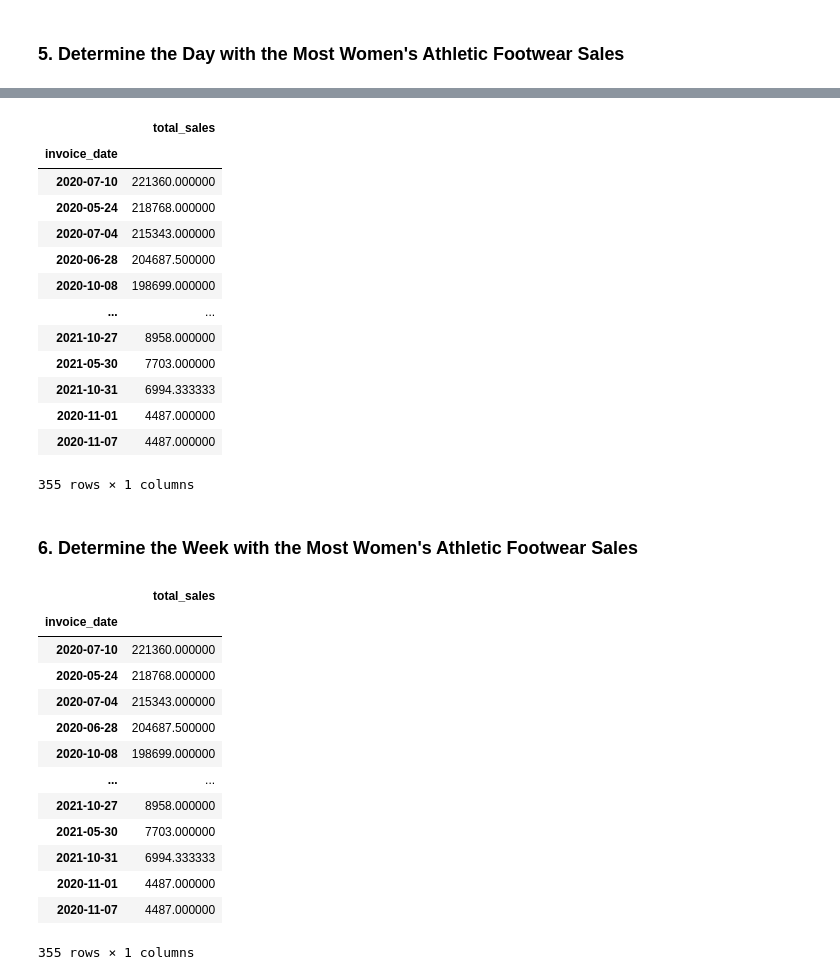
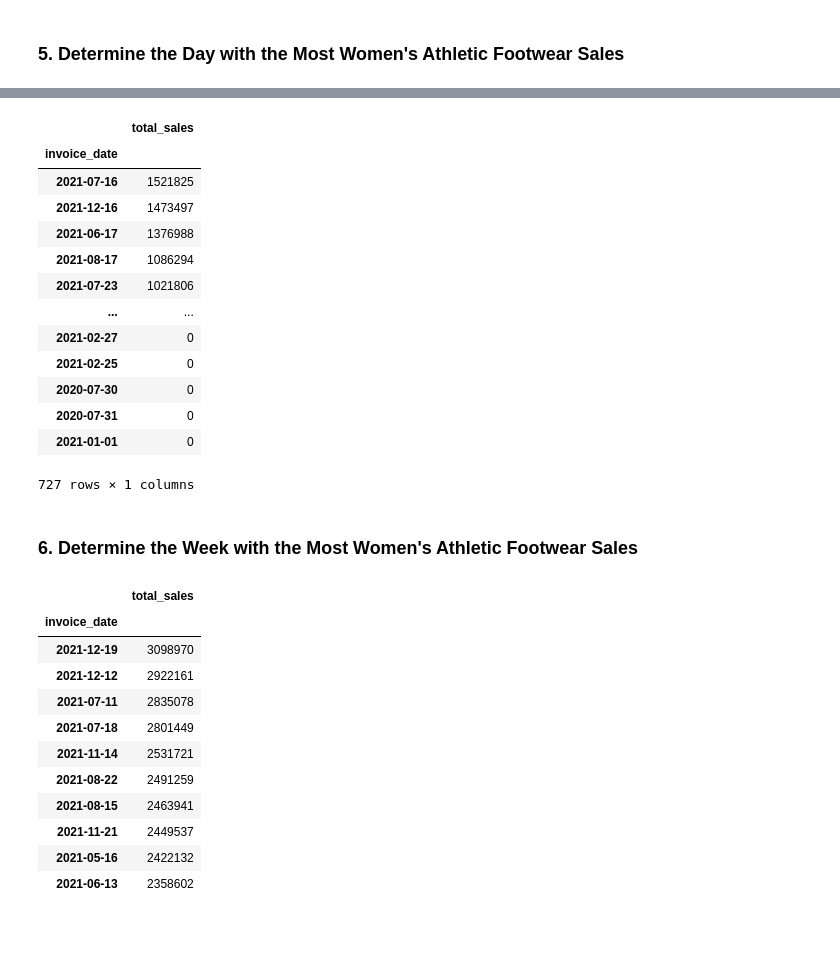
Before and after one commit to jrios46/athletic_sales_analysis, a Jupyter notebook: athletic_sales_analysis_starter_code.ipynb, the cells around one changed output, grey strips where cells are left out. Cells and saved outputs as stored; diff of their text form; code cells hidden in the pictures; blank space fills up the shorter version.

```diff
--- a/athletic_sales_analysis_starter_code.ipynb
+++ b/athletic_sales_analysis_starter_code.ipynb
@@ -393,7 +391,7 @@ invoice_women_footwear_filtered = invoice_women_footwear.loc[(women_footwear['pr
 
 day_women_footwear_pivot = pd.pivot_table(invoice_women_footwear_filtered,
                                 index=['invoice_date'],
-                                values='total_sales')
+                                values='total_sales',aggfunc=sum)
 
 day_women_footwear_pivot = day_women_footwear_pivot.sort_values(by=['total_sales'], ascending=False)
 # Optional: Rename the "total_sales" column to "Total Sales"
@@ -419,45 +417,43 @@ day_women_footwear_pivot
 # Resample the pivot table into daily bins, and get the total sales for each day.
 #day_women_footwear_pivot=day_women_footwear_pivot.set_index('invoice_date')
 
-day_women_footwear_pivot.resample('D').sum()
+daily_resample =day_women_footwear_pivot.resample('D').sum()
 # Sort the resampled pivot table in ascending order on "Total Sales".
-day_women_footwear_pivot.sort_values(by=['total_sales'], ascending=False)
+daily_resample.sort_values(by=['total_sales'], ascending=False)
 # %% [output]
 |  | total_sales |
 | invoice_date |  |
-| 2020-07-10 | 221360.000000 |
-| 2020-05-24 | 218768.000000 |
-| 2020-07-04 | 215343.000000 |
-| 2020-06-28 | 204687.500000 |
-| 2020-10-08 | 198699.000000 |
+| 2021-07-16 | 1521825 |
+| 2021-12-16 | 1473497 |
+| 2021-06-17 | 1376988 |
+| 2021-08-17 | 1086294 |
+| 2021-07-23 | 1021806 |
 | ... | ... |
-| 2021-10-27 | 8958.000000 |
-| 2021-05-30 | 7703.000000 |
-| 2021-10-31 | 6994.333333 |
-| 2020-11-01 | 4487.000000 |
-| 2020-11-07 | 4487.000000 |
+| 2021-02-27 | 0 |
+| 2021-02-25 | 0 |
+| 2020-07-30 | 0 |
+| 2020-07-31 | 0 |
+| 2021-01-01 | 0 |
-355 rows × 1 columns
+727 rows × 1 columns
 # %% [markdown]
 ### 6.  Determine the Week with the Most Women's Athletic Footwear Sales
 # %%
 # Resample the pivot table into weekly bins, and get the total sales for each week.
 
-day_women_footwear_pivot.resample('W').sum()
+weekly_women=day_women_footwear_pivot.resample('W').sum()
 
 # Sort the resampled pivot table in ascending order on "Total Sales".
-day_women_footwear_pivot.sort_values(by=['total_sales'], ascending=False)
+weekly_women.sort_values(by=['total_sales'], ascending=False).head(10)
 # %% [output]
 |  | total_sales |
 | invoice_date |  |
-| 2020-07-10 | 221360.000000 |
-| 2020-05-24 | 218768.000000 |
-| 2020-07-04 | 215343.000000 |
-| 2020-06-28 | 204687.500000 |
-| 2020-10-08 | 198699.000000 |
-| ... | ... |
-| 2021-10-27 | 8958.000000 |
-| 2021-05-30 | 7703.000000 |
-| 2021-10-31 | 6994.333333 |
-| 2020-11-01 | 4487.000000 |
-| 2020-11-07 | 4487.000000 |
+| 2021-12-19 | 3098970 |
+| 2021-12-12 | 2922161 |
+| 2021-07-11 | 2835078 |
+| 2021-07-18 | 2801449 |
+| 2021-11-14 | 2531721 |
+| 2021-08-22 | 2491259 |
+| 2021-08-15 | 2463941 |
+| 2021-11-21 | 2449537 |
+| 2021-05-16 | 2422132 |
+| 2021-06-13 | 2358602 |
-355 rows × 1 columns
```
Also changed, not shown: parts of 3 cells of this notebook, 1 other file.
